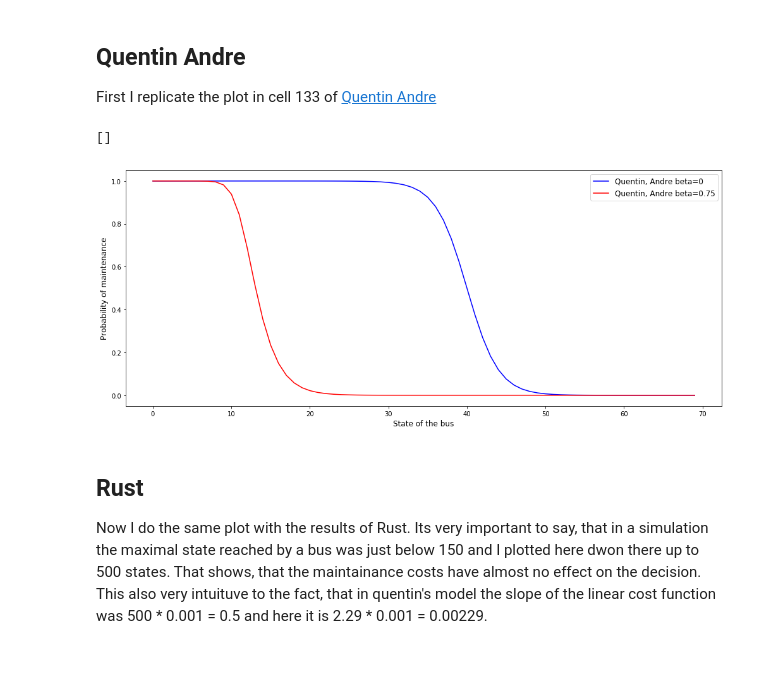
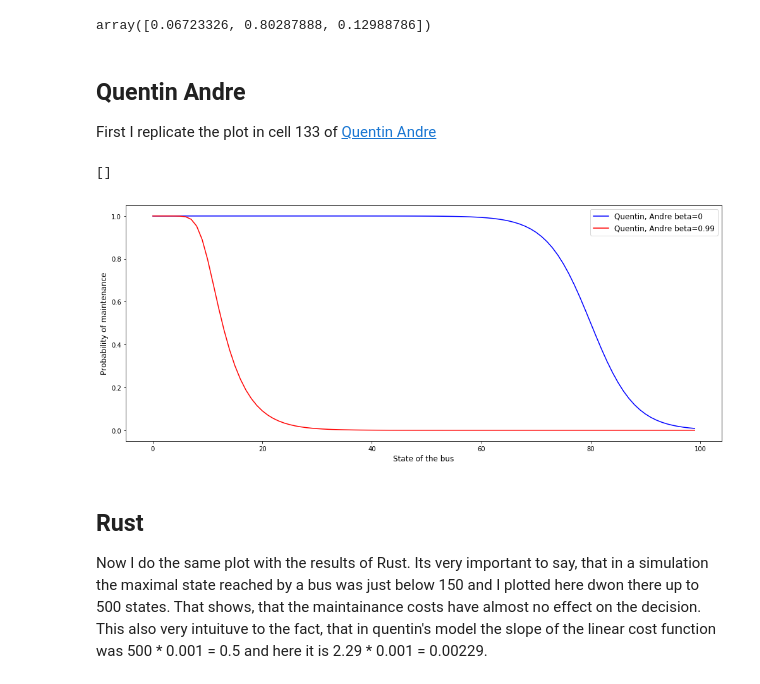
Before and after one commit to OpenSourceEconomics/ruspy, a Jupyter notebook: promotion/Probabilities and choices/Probabilites and choices.ipynb, the cells around one changed output. Cells and saved outputs as stored; diff of their text form; code cells hidden in the pictures.

Commit message:
Adde state count to normal replication. Changed Notebooks for presentation.

```diff
--- a/promotion/Probabilities and choices/Probabilites and choices.ipynb
+++ b/promotion/Probabilities and choices/Probabilites and choices.ipynb
@@ -19,10 +114,17 @@ from ruspy.estimation.estimation_cost_parameters import choice_prob
+# %%
+worst_trans_ten_percent = get_worst_trans(init_dict, roh, num_states)
+trans_mat = create_transition_matrix(num_states, worst_trans_ten_percent)
+choice_worst_ten_percent = converge_choice(num_states, trans_mat, costs, beta)
+worst_trans_ten_percent
+# %% [output]
+array([0.06723326, 0.80287888, 0.12988786])
 # %% [markdown]
 ## Quentin Andre
 
 First I replicate the plot in cell 133 of [Quentin Andre](https://github.com/QuentinAndre/John-Rust-1987-Python/blob/master/Data%20Generation%20and%20Likelihood%20Fit.ipynb)
 # %%
-num_states = 70
-params_que = [20, 500] # Needs to be 500 has scale factor is 0.001 and in quentin its 0.5
+num_states = 100
+params_que = [20, 250] # Needs to be 500 has scale factor is 0.001 and in quentin its 0.5
 costs_que = cost_func(num_states, lin_cost, params_que)
 que_trans = np.array([0.36, 0.48, 0.16])
 trans_mat_que = create_transition_matrix(num_states, que_trans)
@@ -31,28 +133,28 @@ beta = 0
 ev_que_0 = calc_fixp(num_states, trans_mat_que, costs_que, beta)
 choice_que_0 = choice_prob(ev_que_0, costs_que, beta)
 # %%
-beta = 0.75
-ev_que_75 = calc_fixp(num_states, trans_mat_que, costs_que, beta)
+beta = 0.99
+ev_que = calc_fixp(num_states, trans_mat_que, costs_que, beta)
 choice_que_75 = choice_prob(ev_que_75, costs_que, beta)
 # %%
 states = range(num_states)
 fig = plt.figure(figsize=(14, 6))
 ax = fig.add_subplot(111)
 ax.set_ylim([-0.05, 1.05])
 ax.set_ylabel(r"Probability of maintenance",fontsize=12)
 ax.set_xlabel(r"State of the bus", fontsize=12)
 ax.plot(states, choice_que_0[:, 0], color='blue', label='Quentin, Andre beta=0')
-ax.plot(states, choice_que_75[:, 0], color='red', label='Quentin, Andre beta=0.75')
+ax.plot(states, choice_que_75[:, 0], color='red', label='Quentin, Andre beta=0.99')
 
 
 plt.legend()
 ax.legend(fontsize=12)
 plt.tight_layout()
 
 plt.plot()
 # %% [output]
 []
-[figure, old version]
+[figure, new version]
 # %% [markdown]
 ## Rust
 
```
Also changed, not shown: parts of 15 cells of this notebook, 2 other files.
